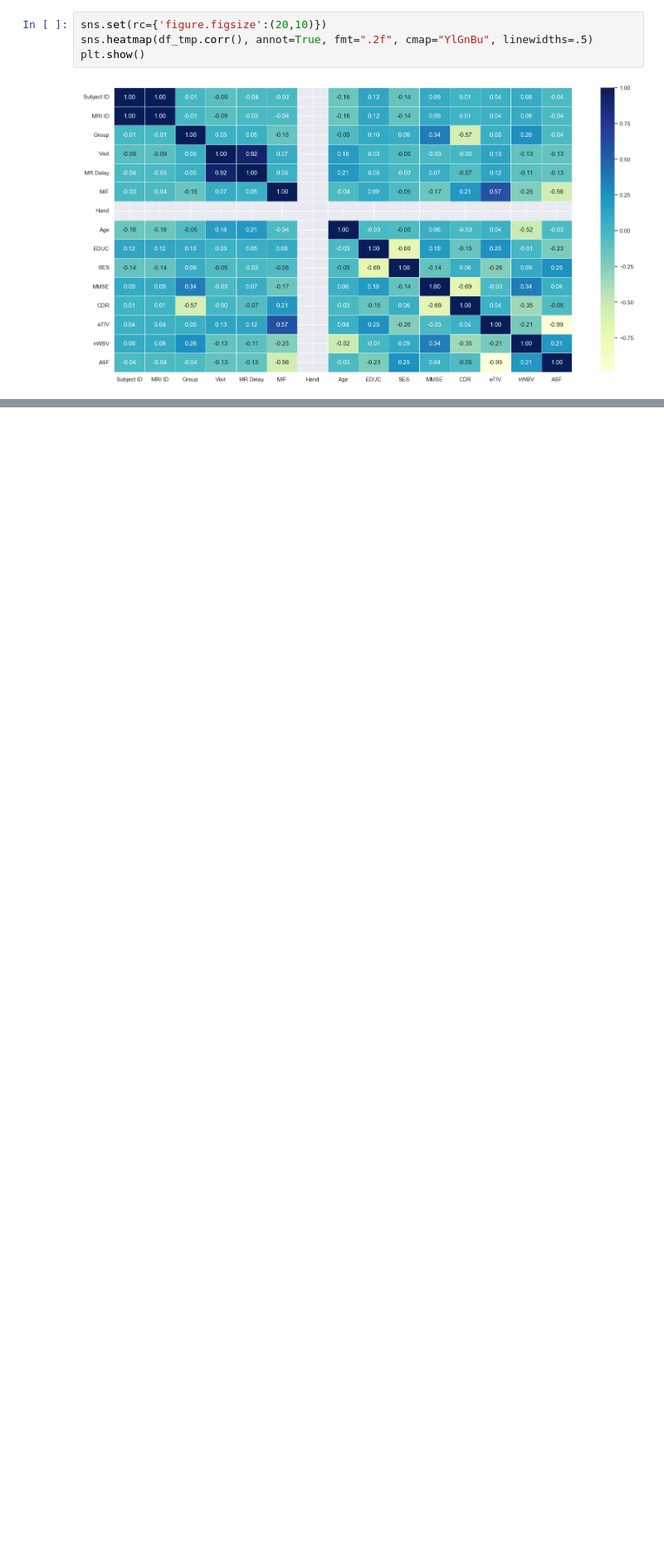
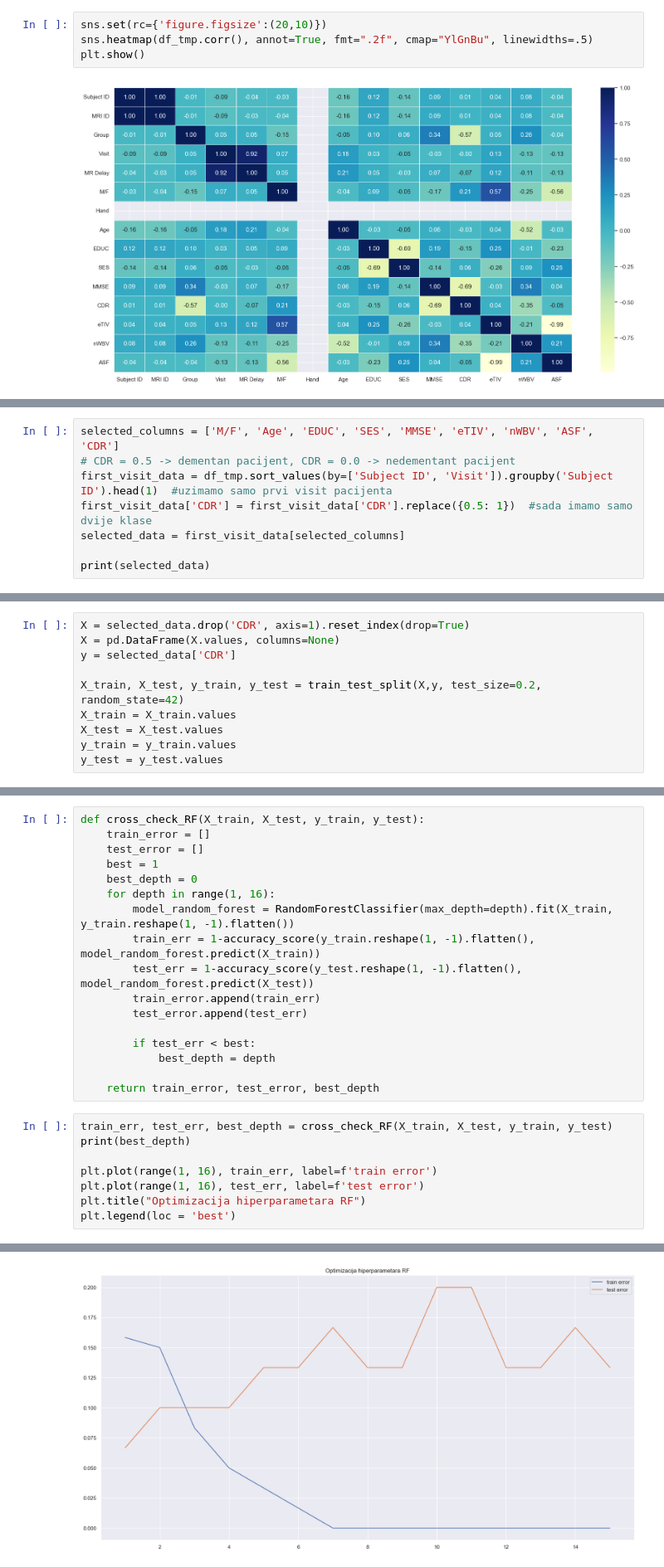
Before and after one commit to mb1504/uzop_project, a Jupyter notebook: PROJEKT_UZOP.ipynb, the cells around one changed output, grey strips where cells are left out. Shown at 83% size. Cells and saved outputs as stored; diff of their text form; blank space fills up the shorter version.

```diff
--- a/PROJEKT_UZOP.ipynb
+++ b/PROJEKT_UZOP.ipynb
@@ -343,0 +358,8 @@ plt.show()
+# %%
+selected_columns = ['M/F', 'Age', 'EDUC', 'SES', 'MMSE', 'eTIV', 'nWBV', 'ASF', 'CDR']
+# CDR = 0.5 -> dementan pacijent, CDR = 0.0 -> nedementant pacijent
+first_visit_data = df_tmp.sort_values(by=['Subject ID', 'Visit']).groupby('Subject ID').head(1)  #uzimamo samo prvi visit pacijenta
+first_visit_data['CDR'] = first_visit_data['CDR'].replace({0.5: 1})  #sada imamo samo dvije klase
+selected_data = first_visit_data[selected_columns]
+
+print(selected_data)
@@ -343,0 +383,10 @@ plt.show()
+# %%
+X = selected_data.drop('CDR', axis=1).reset_index(drop=True)
+X = pd.DataFrame(X.values, columns=None)
+y = selected_data['CDR']
+
+X_train, X_test, y_train, y_test = train_test_split(X,y, test_size=0.2, random_state=42)
+X_train = X_train.values
+X_test = X_test.values
+y_train = y_train.values
+y_test = y_test.values
@@ -343,0 +395,26 @@ plt.show()
+# %%
+def cross_check_RF(X_train, X_test, y_train, y_test):
+    train_error = []
+    test_error = []
+    best = 1
+    best_depth = 0
+    for depth in range(1, 16):
+        model_random_forest = RandomForestClassifier(max_depth=depth).fit(X_train, y_train.reshape(1, -1).flatten())
+        train_err = 1-accuracy_score(y_train.reshape(1, -1).flatten(), model_random_forest.predict(X_train))
+        test_err = 1-accuracy_score(y_test.reshape(1, -1).flatten(), model_random_forest.predict(X_test))
+        train_error.append(train_err)
+        test_error.append(test_err)
+
+        if test_err < best:
+            best_depth = depth
+
+    return train_error, test_error, best_depth
+# %%
+train_err, test_err, best_depth = cross_check_RF(X_train, X_test, y_train, y_test)
+print(best_depth)
+
+plt.plot(range(1, 16), train_err, label=f'train error')
+plt.plot(range(1, 16), test_err, label=f'test error')
+plt.title("Optimizacija hiperparametara RF")
+plt.legend(loc = 'best')
+# %% [output]
@@ -343,0 +423 @@ plt.show()
+[figure, added]
```
Also changed, not shown: parts of 38 cells of this notebook.
